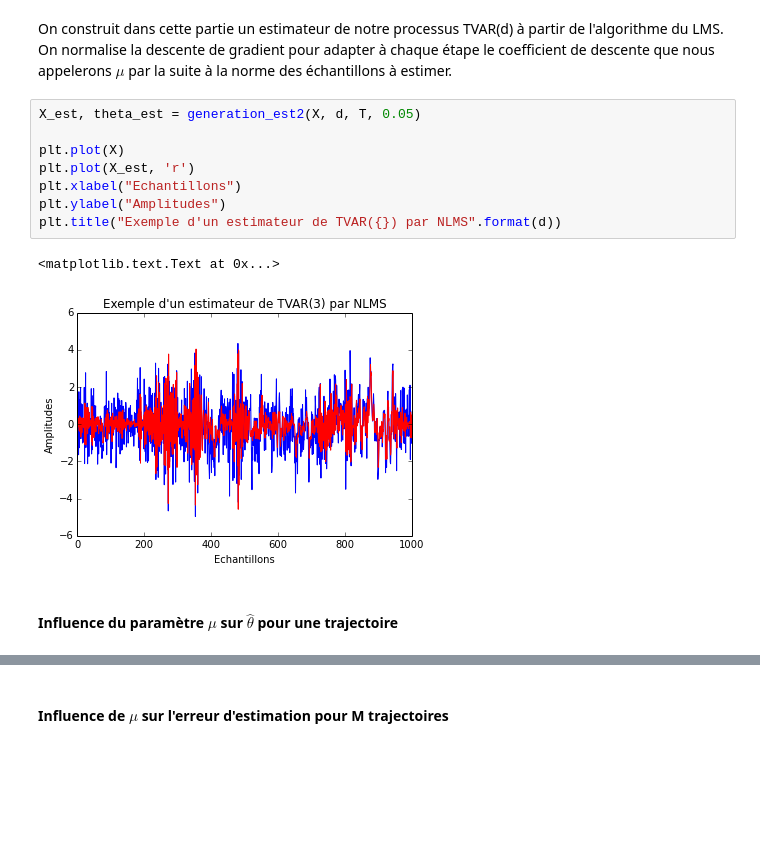
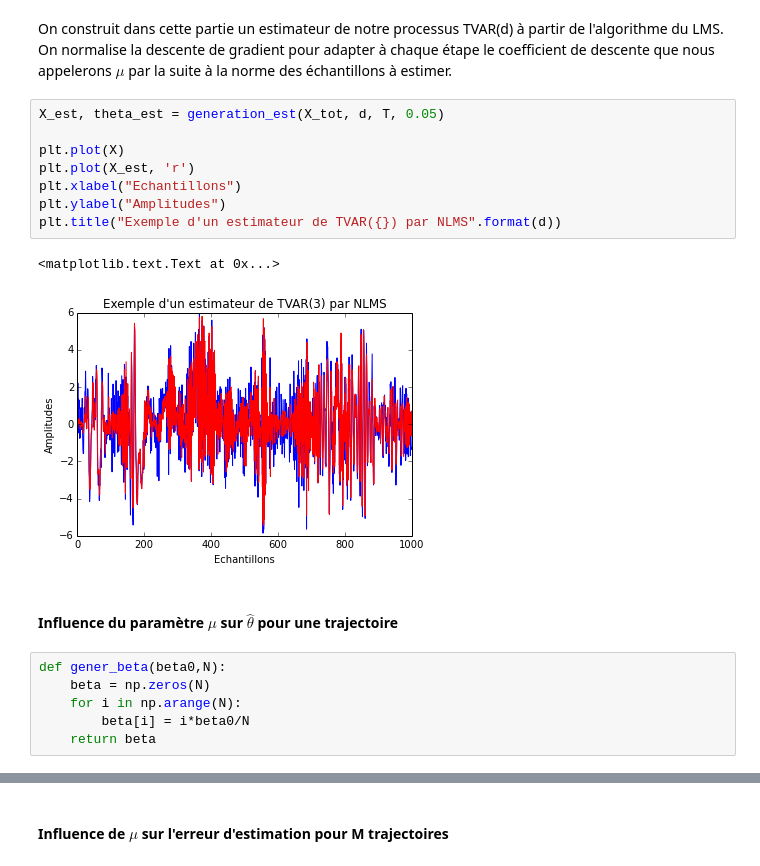
Before and after one commit to jngod2011/TVAR_Prediction, a Jupyter notebook: notebooks/TVAR_d_bis.ipynb, the cells around one changed output, grey strips where cells are left out. Drawn from its saved outputs; the diff is of its cells as text; blank space fills up the shorter version.

```diff
--- a/notebooks/TVAR_d_bis.ipynb
+++ b/notebooks/TVAR_d_bis.ipynb
@@ -116,18 +108,24 @@ plt.show()
 # %% [markdown]
 On construit dans cette partie un estimateur de notre processus TVAR(d) à partir de l'algorithme du LMS. On normalise la descente de gradient pour adapter à chaque étape le coefficient de descente que nous appelerons $\mu$ par la suite à la norme des échantillons à estimer.
 # %%
-X_est, theta_est = generation_est2(X, d, T, 0.05)
+X_est, theta_est = generation_est(X_tot, d, T, 0.05)
 
 plt.plot(X)
 plt.plot(X_est, 'r')
 plt.xlabel("Echantillons")
 plt.ylabel("Amplitudes")
 plt.title("Exemple d'un estimateur de TVAR({}) par NLMS".format(d))
 # %% [output]
 <matplotlib.text.Text at 0x...>
-[figure, old version]
+[figure, new version]
 # %% [markdown]
 #### Influence du paramètre $\mu$ sur $\hat\theta$ pour une trajectoire
+# %%
+def gener_beta(beta0,N):
+    beta = np.zeros(N)
+    for i in np.arange(N):
+        beta[i] = i*beta0/N
+    return beta
 # %%
 # Estimation
 log_mu = np.arange(-3, 0, 0.3)
```
Also changed, not shown: parts of 19 cells of this notebook.
